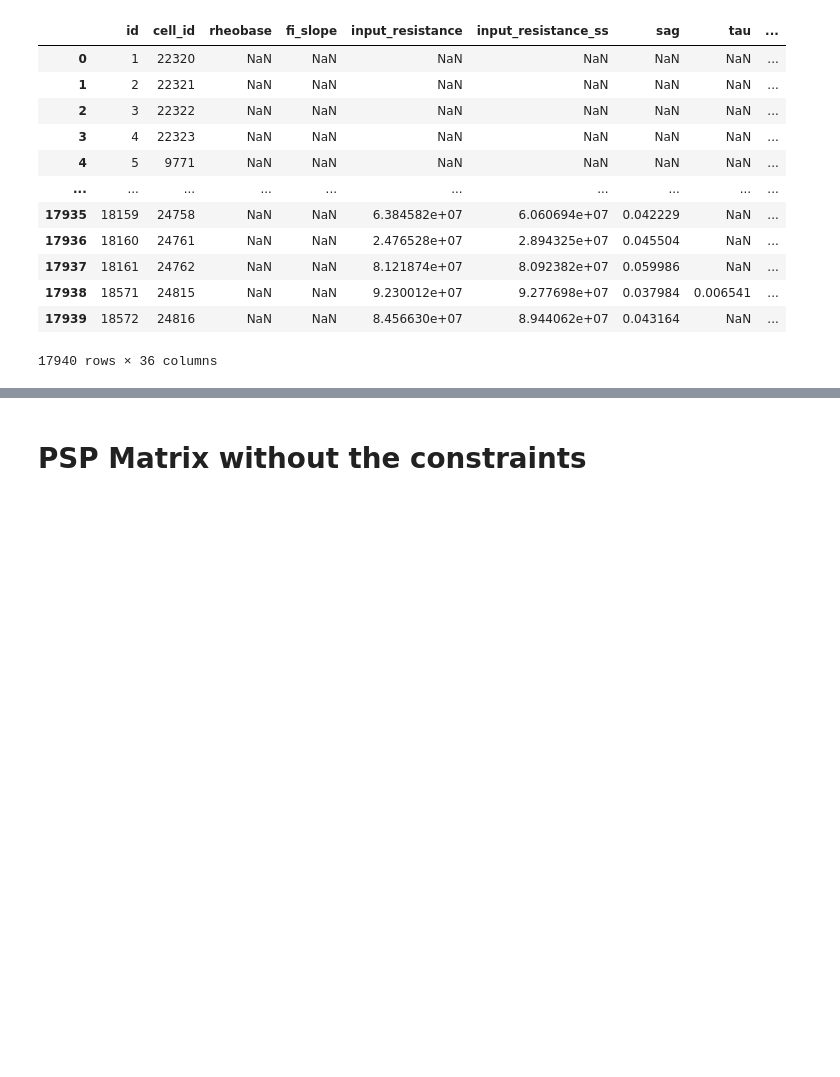
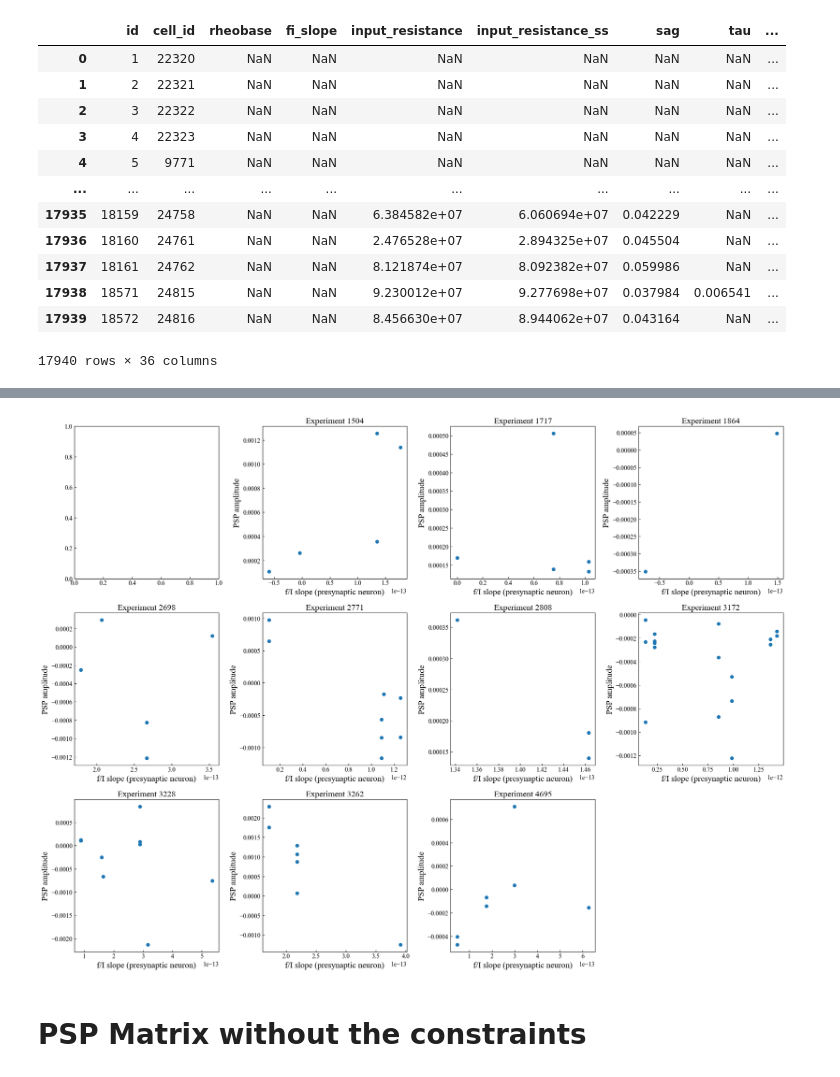
Before and after one commit to acevedomartina/HeterogeneousRNNs, a Jupyter notebook: data_analysis/analysis_neneva.ipynb, the cells around one changed output, grey strips where cells are left out. Saved outputs shown, nothing was run; the diff lists cells and outputs as text; code cells hidden in the pictures; blank space fills up the shorter version.

```diff
--- a/data_analysis/analysis_neneva.ipynb
+++ b/data_analysis/analysis_neneva.ipynb
@@ -881,2 +1040,101 @@ len(valid_experiment_ids)
+# %%
+#### Get counts of data points per experiment, no filtering
+
+query = """
+            SELECT
+                p.experiment_id,
+                e.target_region,
+                COUNT(p.experiment_id) AS num_data_points
+
+            FROM pair p
+
+            INNER JOIN cell pre ON p.pre_cell_id = pre.id
+            INNER JOIN cell post ON p.post_cell_id = post.id
+            INNER JOIN intrinsic i_pre ON p.pre_cell_id = i_pre.cell_id
+            INNER JOIN intrinsic i_post ON p.post_cell_id = i_post.cell_id
+            INNER JOIN experiment e ON e.id = p.experiment_id
+            INNER JOIN slice s ON e.slice_id = s.id
+            INNER JOIN synapse syn ON syn.pair_id = p.id
+
+            GROUP BY p.experiment_id
+            HAVING num_data_points > 10
+        """
+
+df = pd.read_sql_query(query, con)
+
+experiments_ten_datapoints = df["experiment_id"]
+
+valid_experiments = [
+    exp_id for exp_id in experiments_ten_datapoints
+]
+
+n_experiments = len(valid_experiments)
+
+########## Access info for these experiments
+
+query = """
+            SELECT
+                p.experiment_id,
+                p.id AS pair_id,
+                p.pre_cell_id,
+                p.post_cell_id,
+                syn.psp_amplitude,
+                i_pre.fi_slope AS fi_slope_pre,
+                i_post.fi_slope AS fi_slope_post
+
+            FROM pair p
+
+            INNER JOIN experiment e ON e.id = p.experiment_id
+            INNER JOIN cell pre ON p.pre_cell_id = pre.id
+            INNER JOIN cell post ON p.post_cell_id = post.id
+            INNER JOIN synapse syn ON syn.pair_id = p.id
+            INNER JOIN intrinsic i_pre ON p.pre_cell_id = i_pre.cell_id
+            INNER JOIN intrinsic i_post ON p.post_cell_id = i_post.cell_id
+        """
+
+df_experiments = pd.read_sql_query(query, con)
+
+# Keep only relevant experiments
+df_experiments = df_experiments[df_experiments["experiment_id"].isin(valid_experiments)]
+
+# If there are no experiments, do nothing
+if n_experiments == 0:
+    print("No experiments with sufficient data were found.")
+
+else:
+
+    # Calculate subplot layout
+    n_cols = int(np.ceil(np.sqrt(n_experiments)))
+    n_rows = int(np.ceil(n_experiments / n_cols))
+
+    fig, axes = plt.subplots(n_rows, n_cols, figsize=(5 * n_cols, 5 * n_rows))
+    axes = axes.flatten()
+
+    # Loop through experiments
+    for i, (experiment_id, df_exp) in enumerate(df_experiments.groupby("experiment_id")):
+
+        # Remove missing values
+        df_clean = df_exp[['fi_slope_pre', 'psp_amplitude']].dropna()
+
+        if len(df_clean) == 0:
+            continue
+
+        x = df_clean['fi_slope_pre'].values
+        y = df_clean['psp_amplitude'].values
+
+        axes[i].scatter(x, y)
+
+        axes[i].set_title(f'Experiment {experiment_id}')
+        axes[i].set_xlabel("f/I slope (presynaptic neuron)")
+        axes[i].set_ylabel("PSP amplitude")
+
+    # Remove unused axes
+    for j in range(n_experiments, len(axes)):
+        axes[j].axis('off')
+
+    plt.tight_layout()
+    plt.show()
+# %% [output]
+[figure, added]
 # %% [markdown]
 # PSP Matrix without the constraints
```
Also changed, not shown: parts of 34 cells of this notebook.
